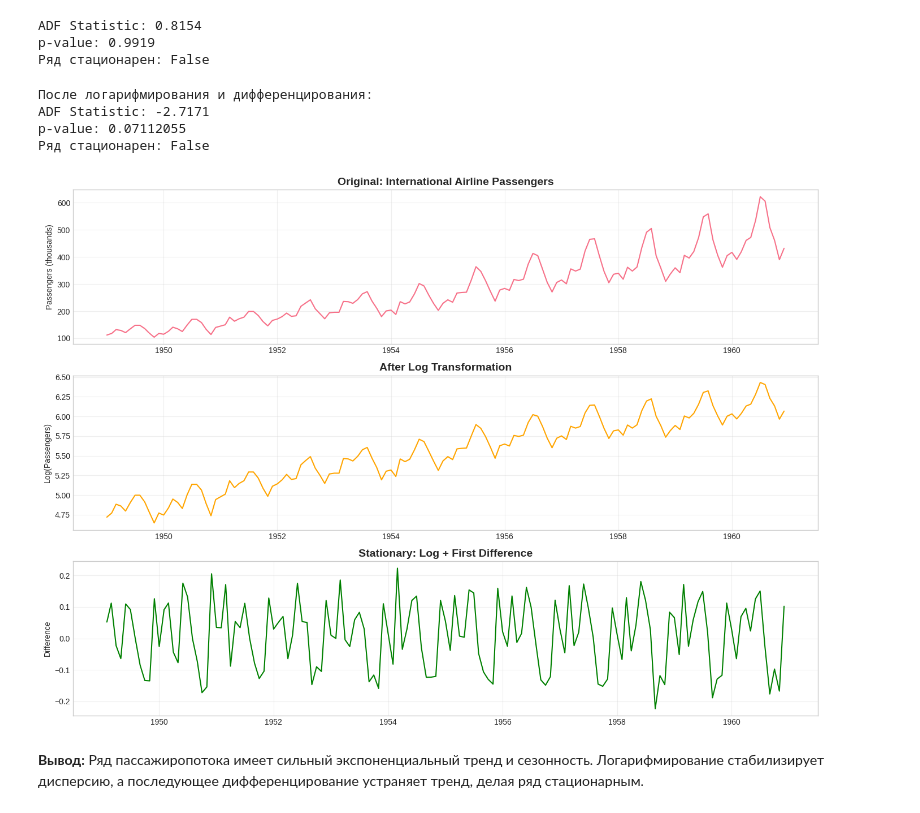
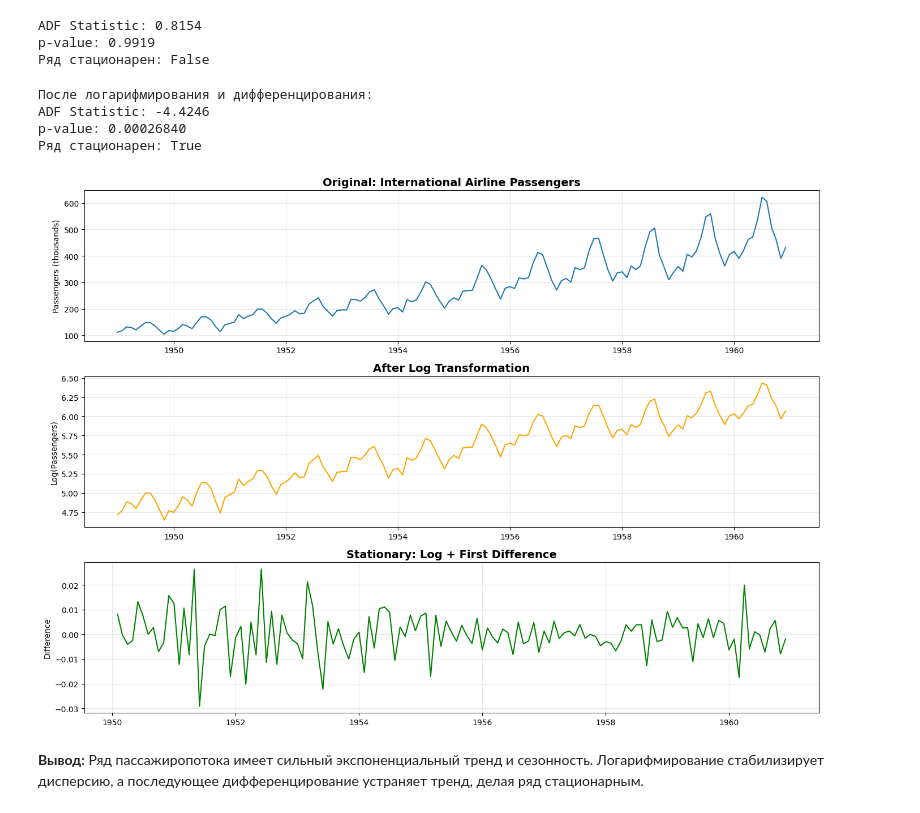
Before and after one commit to iarosla0v/tshw1, a Jupyter notebook: time_series_analysis.ipynb, the cells around one changed output. Drawn from its saved outputs; the diff is of its cells as text; code cells hidden in the pictures.

```diff
--- a/time_series_analysis.ipynb
+++ b/time_series_analysis.ipynb
@@ -193,41 +190,43 @@ p-value: 0.9919
 # %%
 # Этот ряд имеет экспоненциальный тренд и сезонность
 # Применим логарифмирование + дифференцирование
+
 df3_log = np.log(df3['Count'])
-df3_stationary = df3_log.diff(1)
+df3_stationary = np.log(df3_log).diff(1).diff(12)
+
 
 # Проверка после преобразования
 result3_stat = check_stationarity(df3_stationary, 'Airline Passengers (Log+Diff)')
 print(f"После логарифмирования и дифференцирования:")
 print(f"ADF Statistic: {result3_stat['ADF Statistic']:.4f}")
 print(f"p-value: {result3_stat['p-value']:.8f}")
 print(f"Ряд стационарен: {result3_stat['is_stationary']}")
 
 fig, axes = plt.subplots(3, 1, figsize=(14, 10))
 
 axes[0].plot(df3.index, df3['Count'].values, linewidth=1.5)
 axes[0].set_title('Original: International Airline Passengers', fontsize=14, fontweight='bold')
 axes[0].set_ylabel('Passengers (thousands)')
 
 axes[1].plot(df3_log.index, df3_log.values, linewidth=1.5, color='orange')
 axes[1].set_title('After Log Transformation', fontsize=14, fontweight='bold')
 axes[1].set_ylabel('Log(Passengers)')
 
 axes[2].plot(df3_stationary.index, df3_stationary.values, linewidth=1.5, color='green')
 axes[2].set_title('Stationary: Log + First Difference', fontsize=14, fontweight='bold')
 axes[2].set_ylabel('Difference')
 
 for ax in axes:
     ax.grid(True, alpha=0.3)
 
 plt.tight_layout()
 plt.show()
 # %% [output]
 После логарифмирования и дифференцирования:
-ADF Statistic: -2.7171
-p-value: 0.07112055
-Ряд стационарен: False
+ADF Statistic: -4.4246
+p-value: 0.00026840
+Ряд стационарен: True
-[figure, old version]
+[figure, new version]
 # %% [markdown]
 **Вывод:** Ряд пассажиропотока имеет сильный экспоненциальный тренд и сезонность. Логарифмирование стабилизирует дисперсию, а последующее дифференцирование устраняет тренд, делая ряд стационарным.
 # %% [markdown]
```
Also changed, not shown: parts of 10 cells of this notebook.
